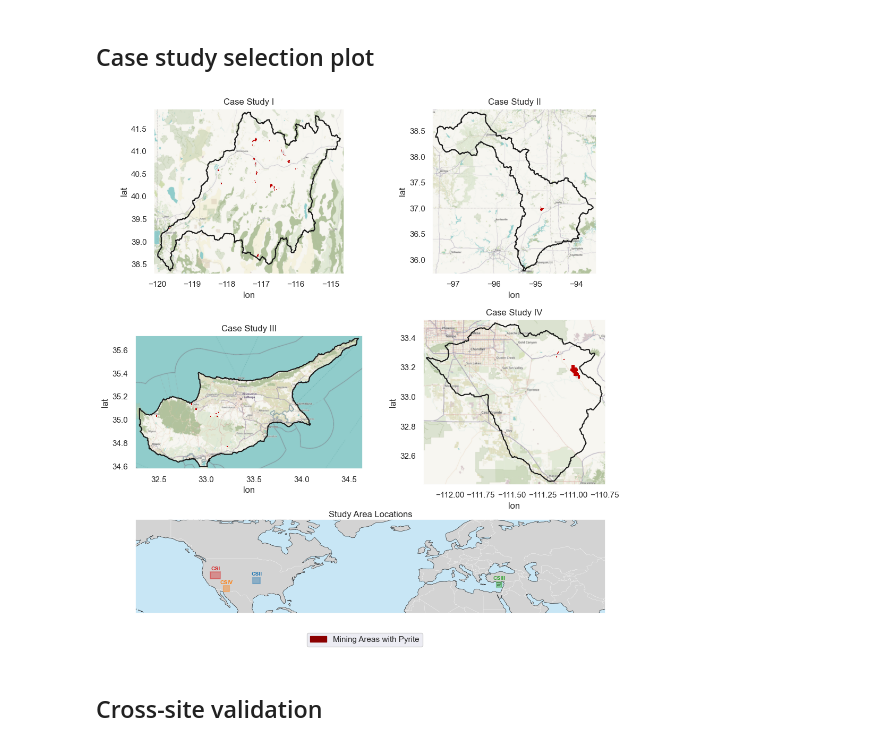
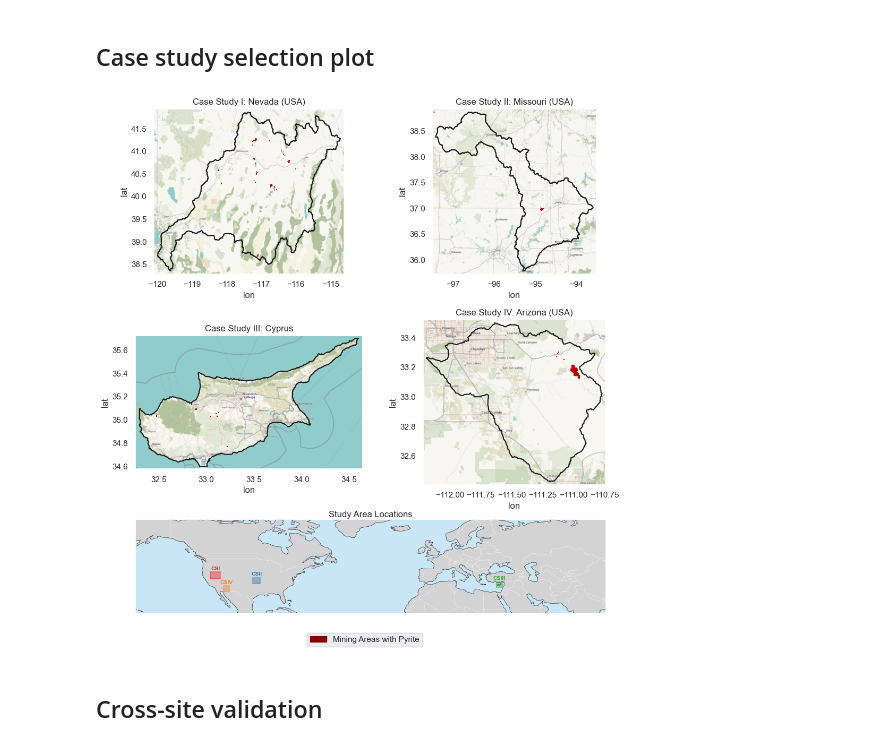
Before and after one commit to lgroenhart/AMDFLOW, a Jupyter notebook: val_plots.ipynb, the cells around one changed output. Drawn from its saved outputs; the diff is of its cells as text; code cells hidden in the pictures.

```diff
--- a/val_plots.ipynb
+++ b/val_plots.ipynb
@@ -105,25 +105,25 @@ ax4 = fig.add_subplot(gs[1, 1])
 
 csi_ore.plot(ax=ax1, cmap="gist_heat", add_colorbar=False)
 csi_aoi.boundary.plot(ax=ax1, edgecolor="k")
-ax1.set_title("Case Study I")
+ax1.set_title("Case Study I: Nevada (USA)")
 cx.add_basemap(ax1, crs=csi_aoi.crs.to_string(), attribution=False)
 ax1.set_xlabel("lon"); ax1.set_ylabel("lat")
 
 csii_ore.plot(ax=ax2, cmap="gist_heat", add_colorbar=False)
 csii_aoi.boundary.plot(ax=ax2, edgecolor="k")
-ax2.set_title("Case Study II")
+ax2.set_title("Case Study II: Missouri (USA)")
 cx.add_basemap(ax2, crs=csii_aoi.crs.to_string(), attribution=False)
 ax2.set_xlabel("lon"); ax2.set_ylabel("lat")
 
 csiii_ore.plot(ax=ax3, cmap="gist_heat", add_colorbar=False)
 csiii_aoi.boundary.plot(ax=ax3, edgecolor="k")
-ax3.set_title("Case Study III")
+ax3.set_title("Case Study III: Cyprus")
 cx.add_basemap(ax3, crs=csiii_aoi.crs.to_string(), attribution=False)
 ax3.set_xlabel("lon"); ax3.set_ylabel("lat")
 
 csiv_ore.plot(ax=ax4, cmap="gist_heat", add_colorbar=False)
 csiv_aoi.boundary.plot(ax=ax4, edgecolor="k")
-ax4.set_title("Case Study IV")
+ax4.set_title("Case Study IV: Arizona (USA)")
 cx.add_basemap(ax4, crs=csiv_aoi.crs.to_string(), attribution=False)
 ax4.set_xlabel("lon"); ax4.set_ylabel("lat")
 
@@ -164,34 +164,34 @@ for aoi, name, color in cs_configs:
     mid_x = (b[0] + b[2]) / 2
     mid_y = (b[1] + b[3]) / 2
     w = max(b[2] - b[0], MIN_DEG)
     h = max(b[3] - b[1], MIN_DEG)
 
     ax_world.add_patch(mpatches.Rectangle(
         (mid_x - w/2, mid_y - h/2), w, h,
         transform=ccrs.PlateCarree(),
         linewidth=1.5, edgecolor=color, facecolor=color,
         alpha=0.4, zorder=3,
     ))
     ax_world.text(
         mid_x, mid_y + h/2 + 0.5, name,
         transform=ccrs.PlateCarree(),
         ha="center", va="bottom",
         fontsize=7.5, fontweight="bold", color=color, zorder=4,
     )
 
 ax_world.set_title("Study Area Locations", fontsize=12, pad=3)
 
 fig.legend(
     handles=[red_patch],
     loc="lower center",
     bbox_to_anchor=(0.5, 0.05),
     framealpha=0.9,
     ncol=1
 )
 
 fig.savefig("../images/case_studies.png", dpi=300, bbox_inches="tight")
 # %% [output]
-[figure, old version]
+[figure, new version]
 # %% [markdown]
 <h2>Cross-site validation
 # %%
```
